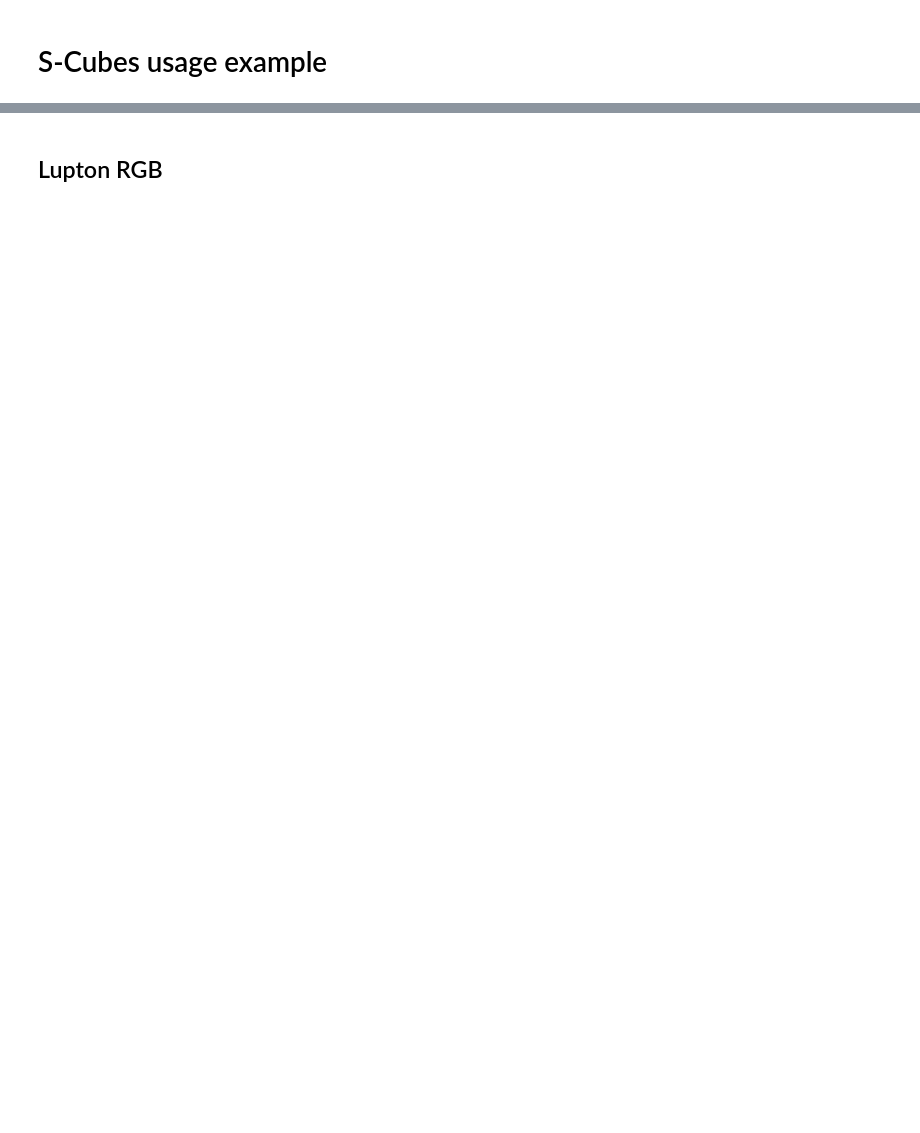
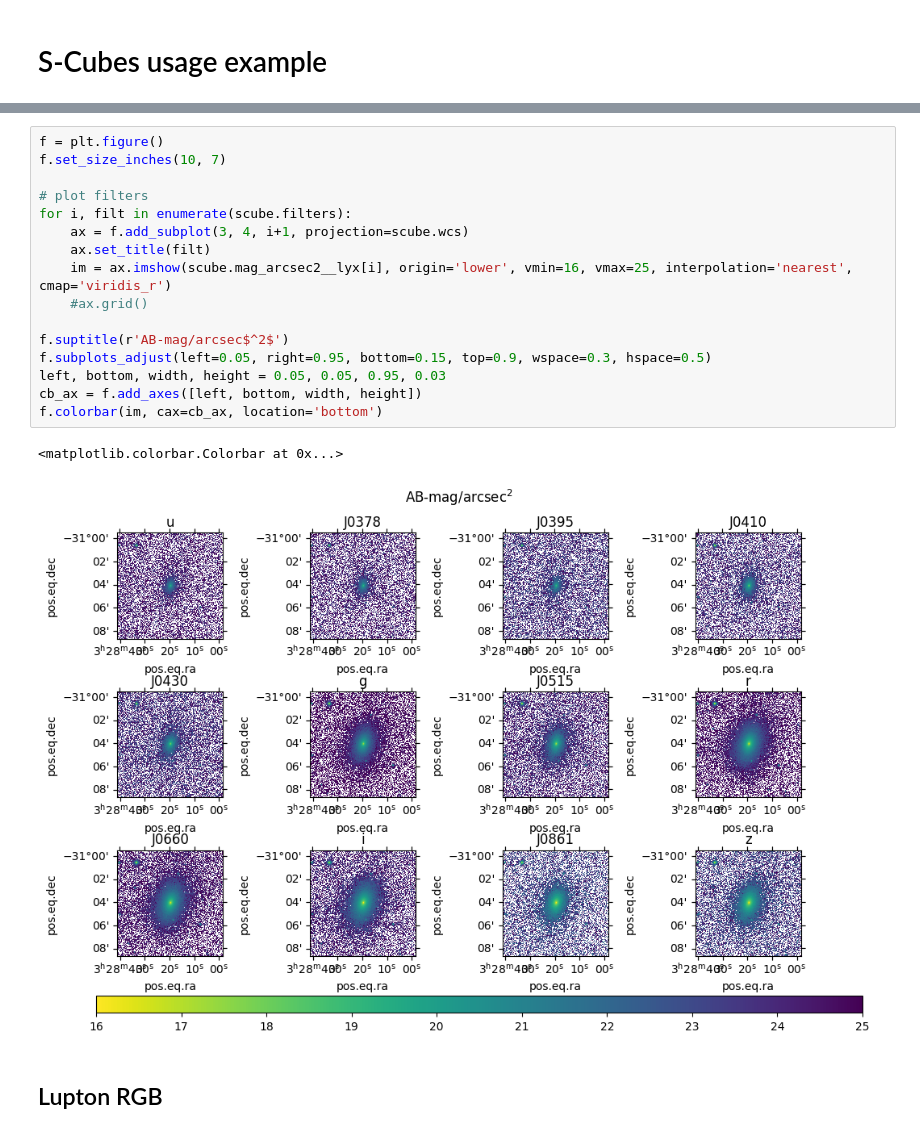
Before and after one commit to splus-collab/splusdata, a Jupyter notebook: splusdata/scubes/SCubes_example.ipynb, the cells around one changed output, grey strips where cells are left out. Drawn from its saved outputs; the diff is of its cells as text; blank space fills up the shorter version.

```diff
--- a/splusdata/scubes/SCubes_example.ipynb
+++ b/splusdata/scubes/SCubes_example.ipynb
@@ -67,3 +60,22 @@ WARNING: FITSFixedWarning: The WCS transformation has more axes (2) than the ima
+# %%
+f = plt.figure()
+f.set_size_inches(10, 7)
+
+# plot filters
+for i, filt in enumerate(scube.filters):
+    ax = f.add_subplot(3, 4, i+1, projection=scube.wcs)
+    ax.set_title(filt)
+    im = ax.imshow(scube.mag_arcsec2__lyx[i], origin='lower', vmin=16, vmax=25, interpolation='nearest', cmap='viridis_r')
+    #ax.grid()
+
+f.suptitle(r'AB-mag/arcsec$^2$')
+f.subplots_adjust(left=0.05, right=0.95, bottom=0.15, top=0.9, wspace=0.3, hspace=0.5)
+left, bottom, width, height = 0.05, 0.05, 0.95, 0.03
+cb_ax = f.add_axes([left, bottom, width, height])
+f.colorbar(im, cax=cb_ax, location='bottom')
+# %% [output]
+<matplotlib.colorbar.Colorbar at 0x...>
+[figure, added]
 # %% [markdown]
 ## Lupton RGB
 # %%
```
Also changed, not shown: parts of 4 cells of this notebook, 2 other files.
